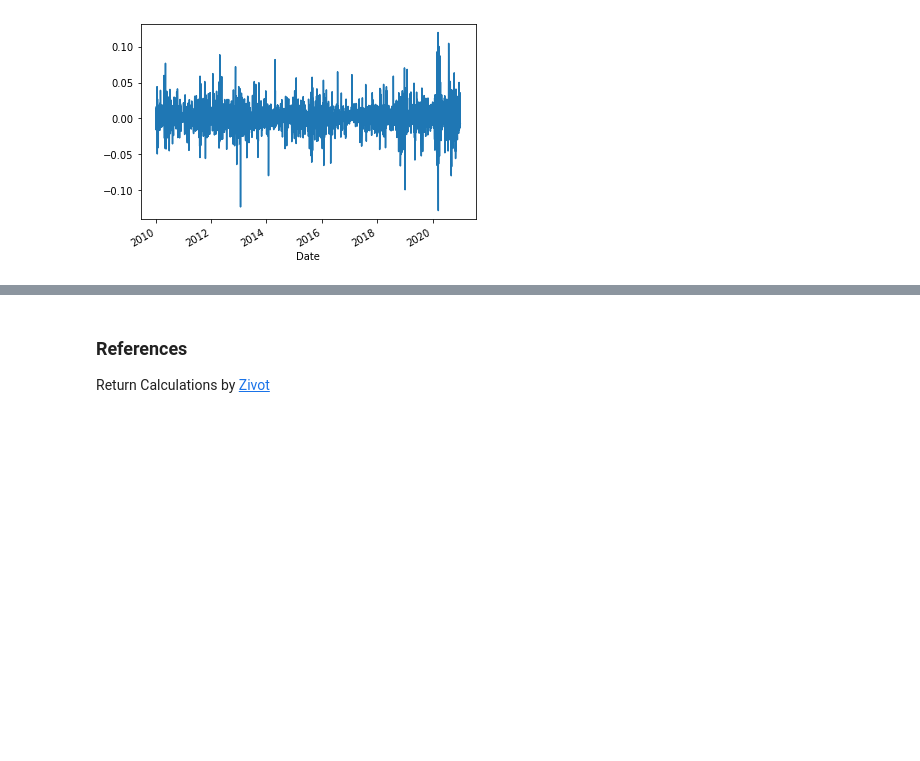
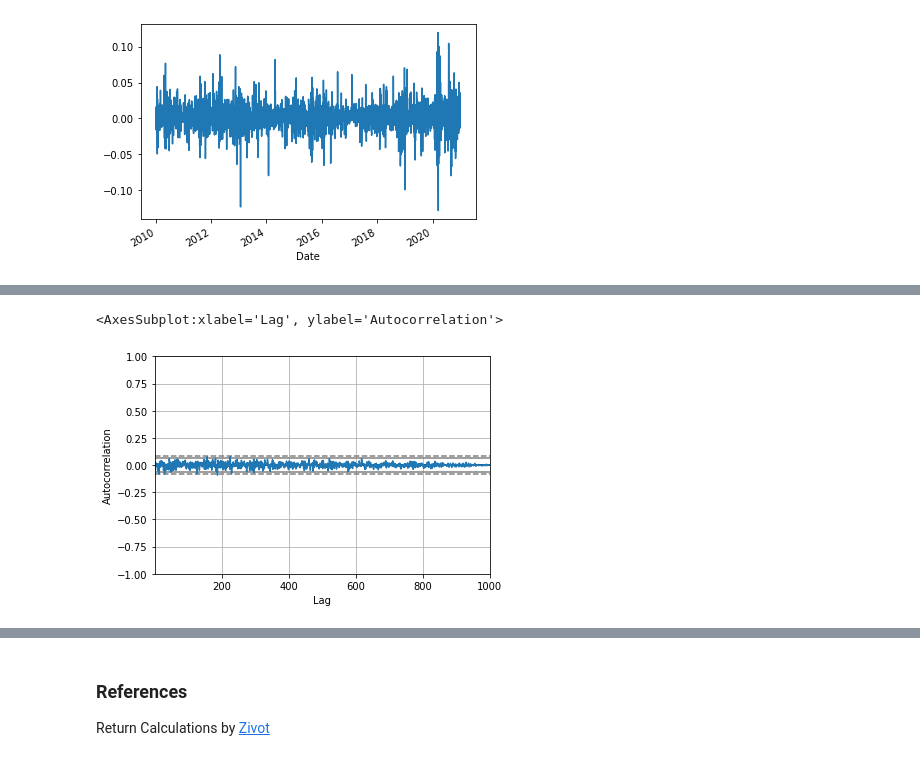
Before and after one commit to oceanumeric/python-finance, a Jupyter notebook: financial_econometrics/financial-time-series.ipynb, the cells around one changed output, grey strips where cells are left out. Saved outputs shown, nothing was run; the diff lists cells and outputs as text; code cells hidden in the pictures; blank space fills up the shorter version.

```diff
--- a/financial_econometrics/financial-time-series.ipynb
+++ b/financial_econometrics/financial-time-series.ipynb
@@ -248,0 +312,5 @@ clean_data['Adj Close'].pct_change().plot()
+# %%
+autocorrelation_plot(series)
+# %% [output]
+<AxesSubplot:xlabel='Lag', ylabel='Autocorrelation'>
+[figure, added]
```
Also changed, not shown: parts of 24 cells of this notebook, 1 other file.
